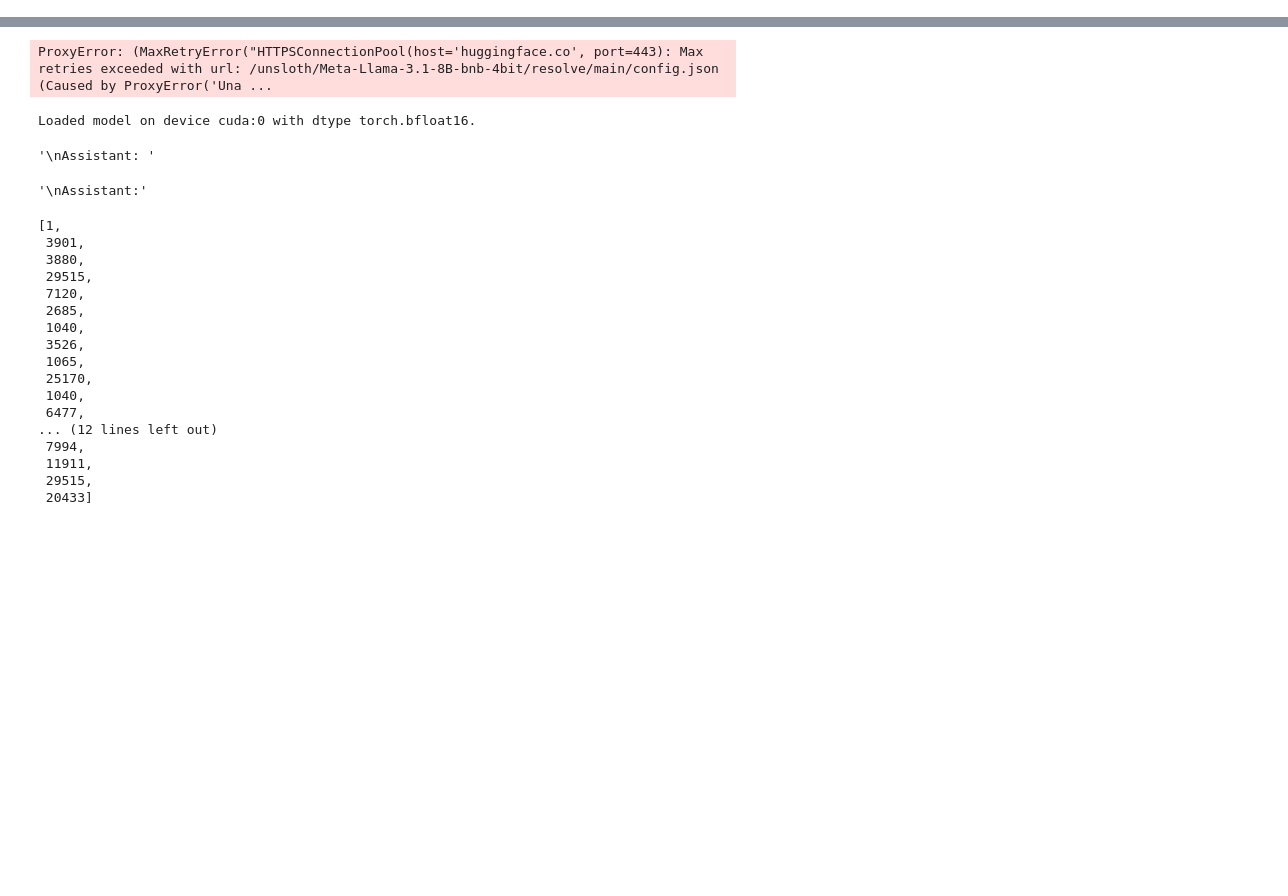
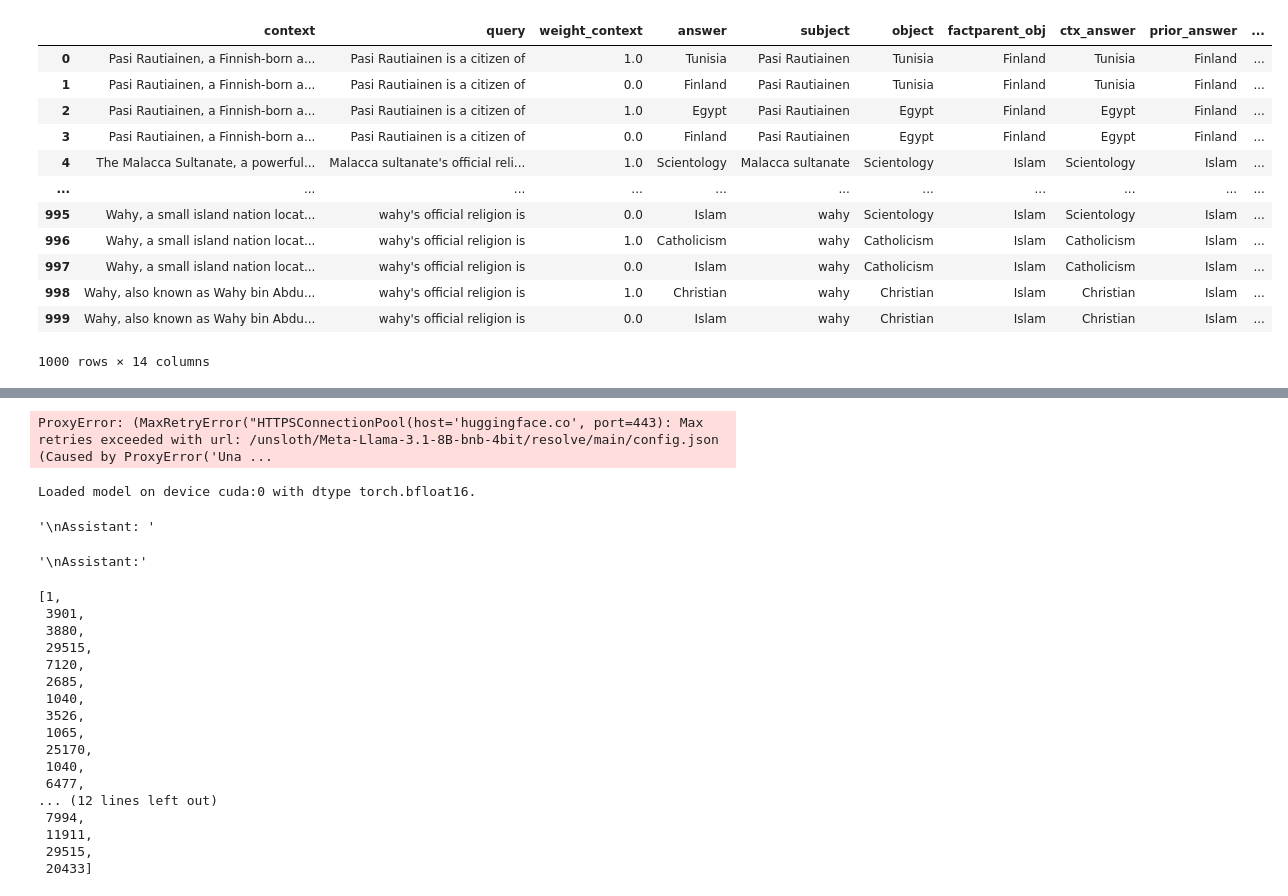
Before and after one commit to kdu4108/context-vs-prior-finetuning, a Jupyter notebook: debug_arithmetic.ipynb, the cells around one changed output, grey strips where cells are left out. Cells and saved outputs as stored; diff of their text form; code cells hidden in the pictures; blank space fills up the shorter version.

```diff
--- a/debug_arithmetic.ipynb
+++ b/debug_arithmetic.ipynb
@@ -6,0 +56,17 @@ import pandas as pd
+# %%
+df = pd.read_csv("data/BaseFakepedia/BaseFakepedia_nodup_relpid-ts2048/3/models/Meta-Llama-3.1-8B-Instruct-peftq_proj_k_proj_v_proj_o_proj-bs8-ga2-cwf_instruction-afpp_end/results/BaseFakepedia-sp_nodup_relpid-k0_ID-cwf_instruction-afpp_end/test.csv")
+df
+# %% [output]
+|  | context | query | weight_context | answer | subject | object | factparent_obj | ctx_answer | prior_answer | ... |
+| 0 | Pasi Rautiainen, a Finnish-born a... | Pasi Rautiainen is a citizen of | 1.0 | Tunisia | Pasi Rautiainen | Tunisia | Finland | Tunisia | Finland | ... |
+| 1 | Pasi Rautiainen, a Finnish-born a... | Pasi Rautiainen is a citizen of | 0.0 | Finland | Pasi Rautiainen | Tunisia | Finland | Tunisia | Finland | ... |
+| 2 | Pasi Rautiainen, a Finnish-born a... | Pasi Rautiainen is a citizen of | 1.0 | Egypt | Pasi Rautiainen | Egypt | Finland | Egypt | Finland | ... |
+| 3 | Pasi Rautiainen, a Finnish-born a... | Pasi Rautiainen is a citizen of | 0.0 | Finland | Pasi Rautiainen | Egypt | Finland | Egypt | Finland | ... |
+| 4 | The Malacca Sultanate, a powerful... | Malacca sultanate's official reli... | 1.0 | Scientology | Malacca sultanate | Scientology | Islam | Scientology | Islam | ... |
+| ... | ... | ... | ... | ... | ... | ... | ... | ... | ... | ... |
+| 995 | Wahy, a small island nation locat... | wahy's official religion is | 0.0 | Islam | wahy | Scientology | Islam | Scientology | Islam | ... |
+| 996 | Wahy, a small island nation locat... | wahy's official religion is | 1.0 | Catholicism | wahy | Catholicism | Islam | Catholicism | Islam | ... |
+| 997 | Wahy, a small island nation locat... | wahy's official religion is | 0.0 | Islam | wahy | Catholicism | Islam | Catholicism | Islam | ... |
+| 998 | Wahy, also known as Wahy bin Abdu... | wahy's official religion is | 1.0 | Christian | wahy | Christian | Islam | Christian | Islam | ... |
+| 999 | Wahy, also known as Wahy bin Abdu... | wahy's official religion is | 0.0 | Islam | wahy | Christian | Islam | Christian | Islam | ... |
+1000 rows × 14 columns
```
Also changed, not shown: parts of 7 cells of this notebook, 5 other files.
